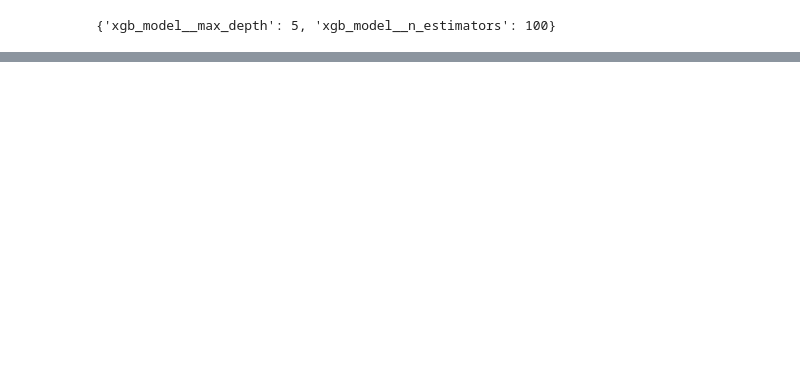
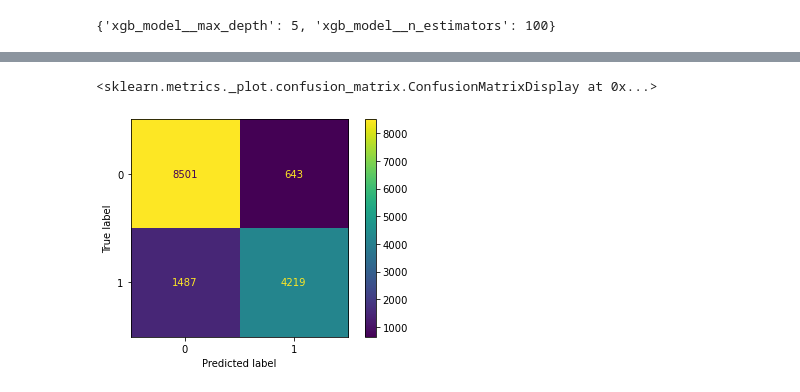
Before and after one commit to ericdnbn/machine_learning_water_pump_data_tanzania, a Jupyter notebook: Eric's Notebook.ipynb, the cells around one changed output, grey strips where cells are left out. Saved outputs shown, nothing was run; the diff lists cells and outputs as text; code cells hidden in the pictures; blank space fills up the shorter version.

```diff
--- a/Eric's Notebook.ipynb
+++ b/Eric's Notebook.ipynb
@@ -582,0 +671,2 @@ gs_xgb.cv_results_['mean_test_score'].mean()
+# %%
+gs_xgb2.fit(X_train, y_train)
@@ -582,0 +782,7 @@ gs_xgb.cv_results_['mean_test_score'].mean()
+# %%
+xgb_model2 = xgb.XGBClassifier(n_estimators=225, max_depth=6,random_state=42)
+# %%
+xgb_pipe2 = Pipeline(steps=[('trans',trans),
+                           ('xgb_model', xgb_model2)])
+# %%
+xgb_pipe2.fit(X_train, y_train)
@@ -583,3 +810,8 @@ gs_xgb.cv_results_['mean_test_score'].mean()
+# %%
+plot_confusion_matrix(xgb_pipe2, X_test, y_test)
+# %% [output]
+<sklearn.metrics._plot.confusion_matrix.ConfusionMatrixDisplay at 0x...>
+[figure, added]
 # %%
 lr = LogisticRegression(C = 1, class_weight = None, max_iter = 1750, tol = 0.0001)
 # %%
```
Also changed, not shown: parts of 63 cells of this notebook.
